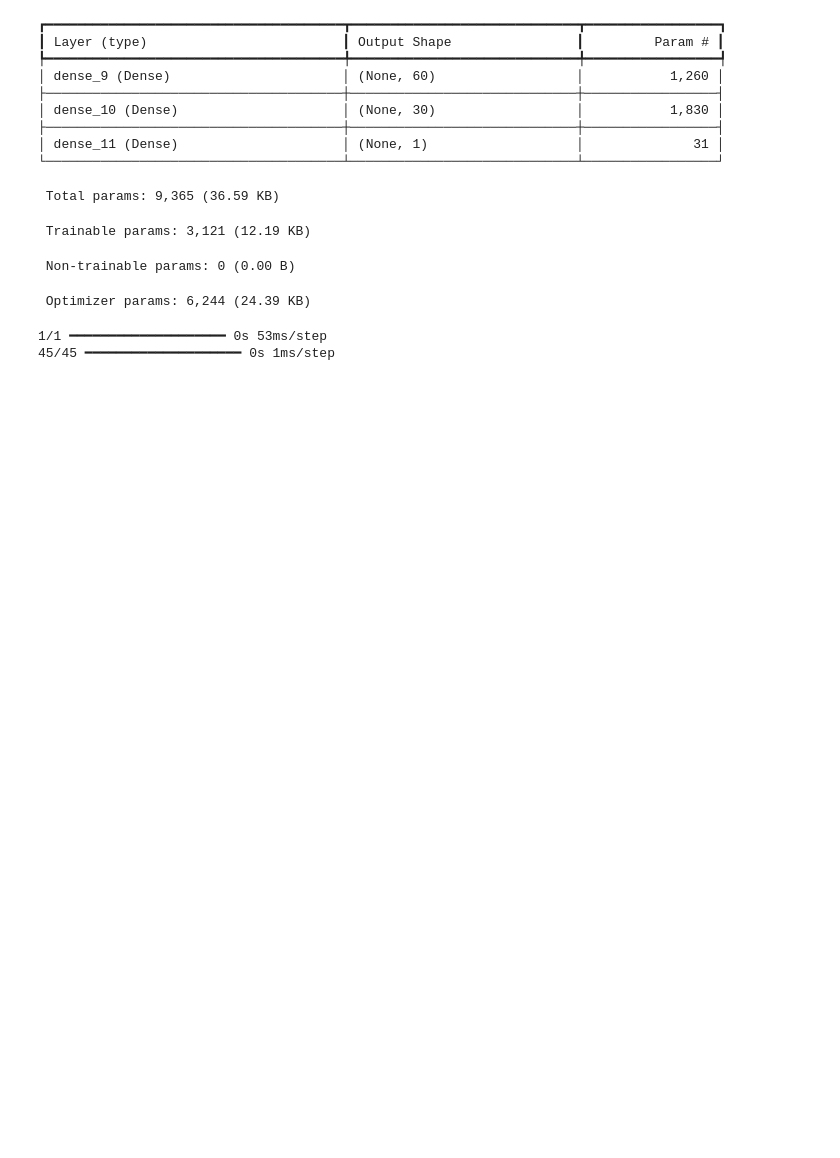
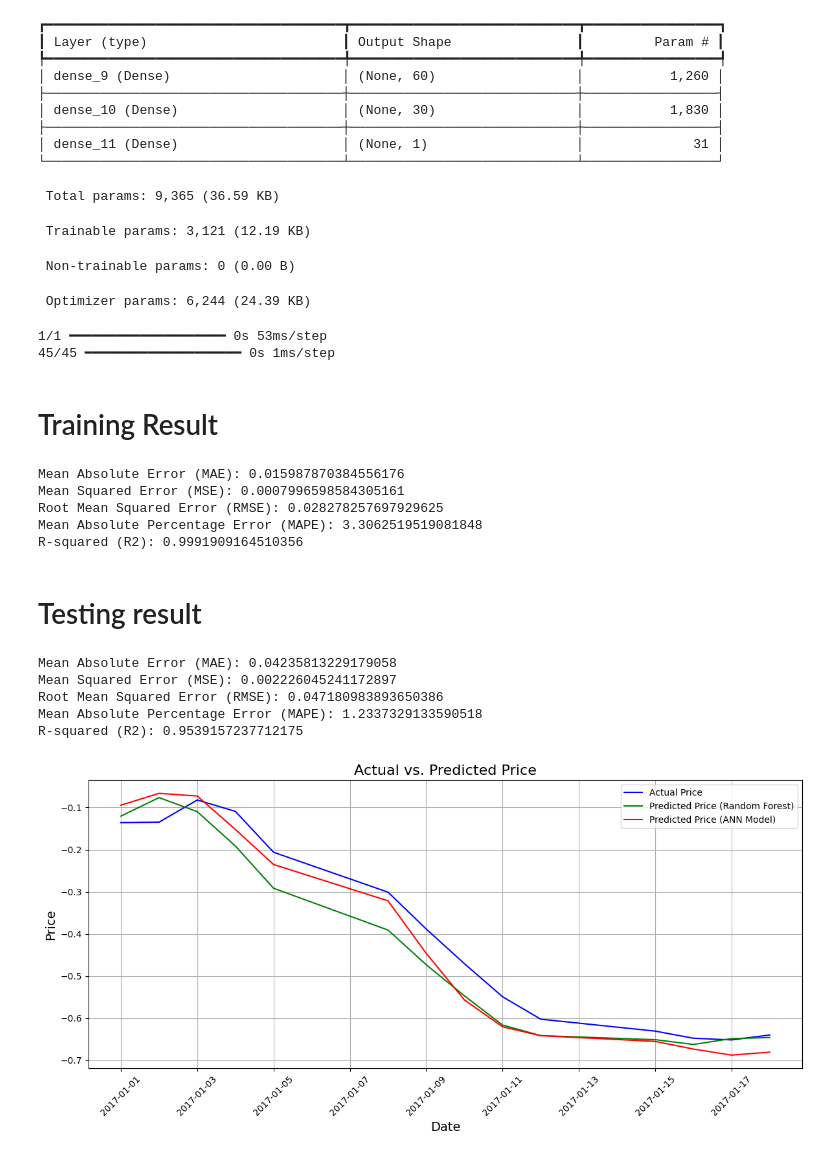
Before and after one commit to aswink71/Time-Series-Project, a Jupyter notebook: Multivaiate_analysis.ipynb, the cells around one changed output. Drawn from its saved outputs; the diff is of its cells as text; code cells hidden in the pictures; blank space fills up the shorter version.

```diff
--- a/Multivaiate_analysis.ipynb
+++ b/Multivaiate_analysis.ipynb
@@ -943,3 +943,33 @@ pred_trn_mob_ann=mdl_mob_ann.predict(X_train_ann_mob)
 # %% [output]
 1/1 ━━━━━━━━━━━━━━━━━━━━ 0s 53ms/step
 45/45 ━━━━━━━━━━━━━━━━━━━━ 0s 1ms/step
+# %% [markdown]
+# Training Result
+# %%
+calculate_metrics(y_train_mob, pred_trn_mob_ann)
+# %% [output]
+Mean Absolute Error (MAE): 0.015987870384556176
+Mean Squared Error (MSE): 0.0007996598584305161
+Root Mean Squared Error (RMSE): 0.028278257697929625
+Mean Absolute Percentage Error (MAPE): 3.3062519519081848
+R-squared (R2): 0.9991909164510356
+# %% [markdown]
+# Testing result
+# %%
+calculate_metrics(y_test_mob, pd_tst_mob_ann)
+# %% [output]
+Mean Absolute Error (MAE): 0.04235813229179058
+Mean Squared Error (MSE): 0.002226045241172897
+Root Mean Squared Error (RMSE): 0.047180983893650386
+Mean Absolute Percentage Error (MAPE): 1.2337329133590518
+R-squared (R2): 0.9539157237712175
+# %%
+test_date_index = MOB_DTA.index[-len(y_test_mob):]
+plot_actual_vs_predicted(
+    index=test_date_index,
+    y_test=y_test_mob,
+    tst_prd_dt=y_predict_rf,
+    test_pred_cnn=pd_tst_mob_ann
+)
+# %% [output]
+[figure, added]
```
Also changed, not shown: parts of 1 cell of this notebook.
